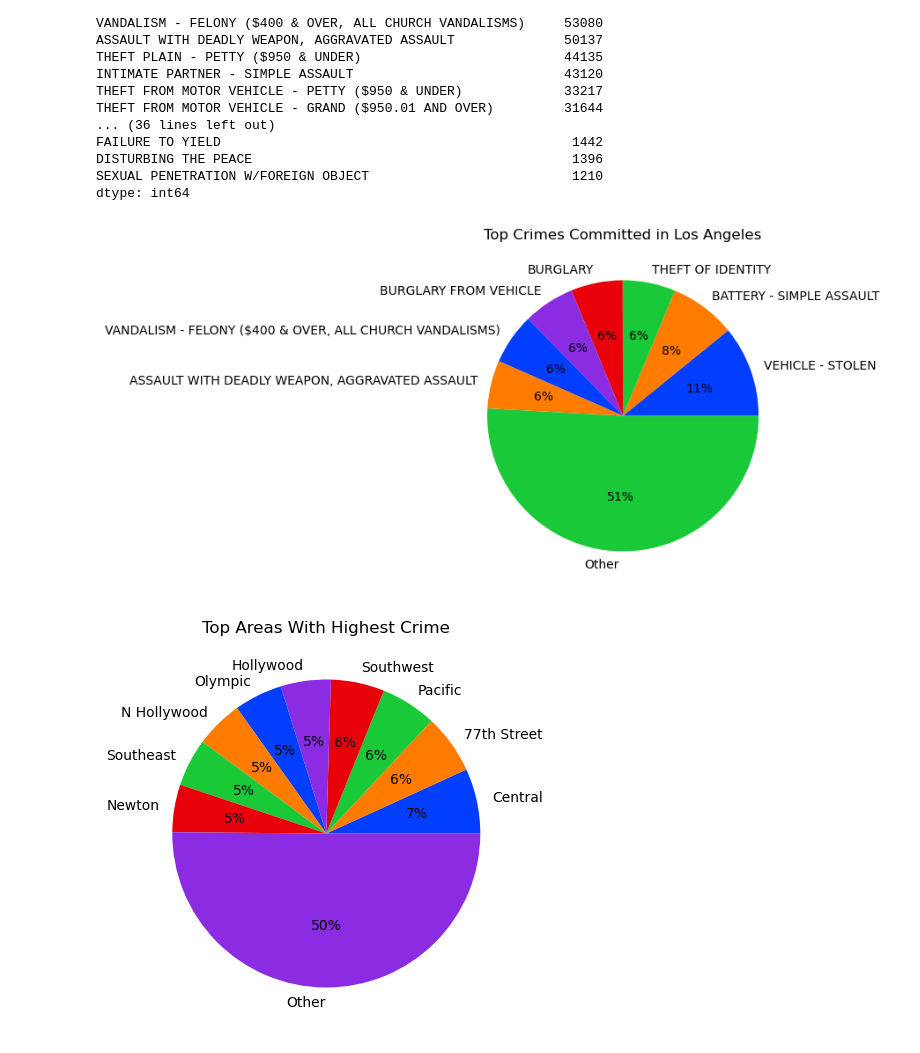
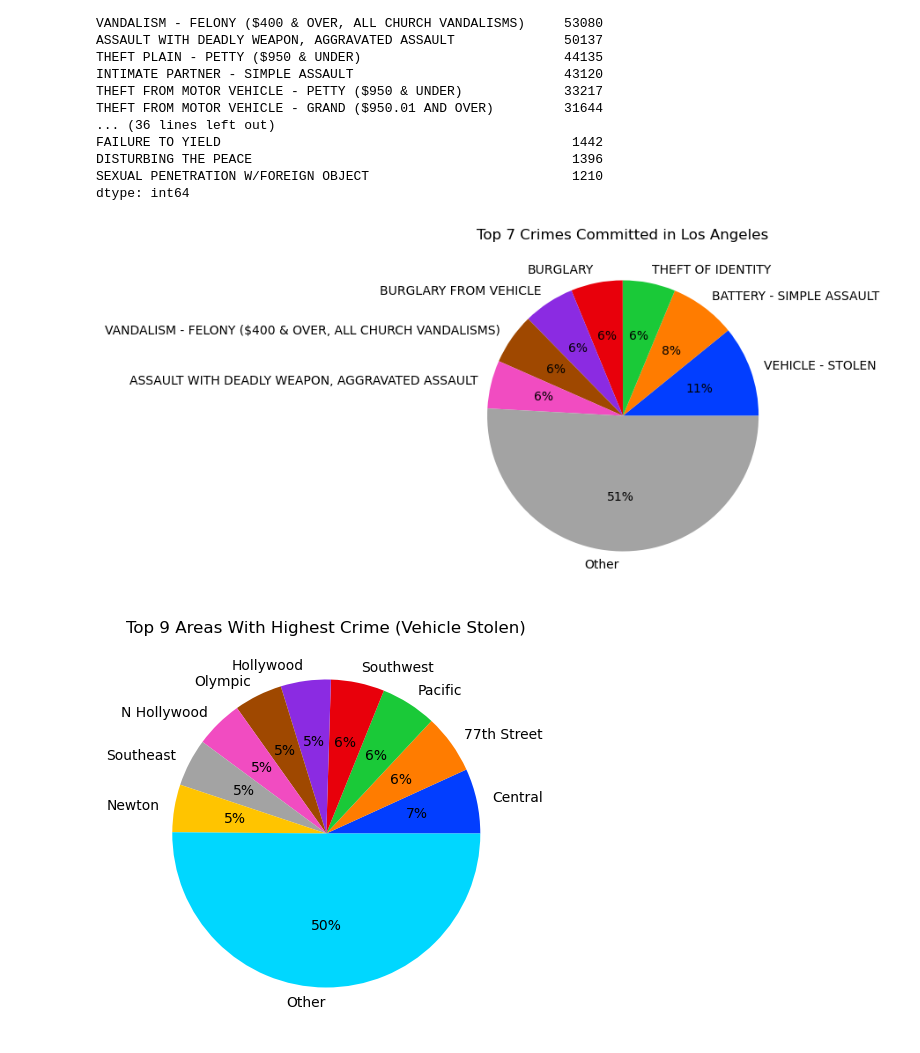
Before and after one commit to wiseorcool/Project-1-Team-4, a Jupyter notebook: April 10th Initial Graphs/json-response.ipynb, the cells around one changed output. Saved outputs shown, nothing was run; the diff lists cells and outputs as text; code cells hidden in the pictures.

```diff
--- a/April 10th Initial Graphs/json-response.ipynb
+++ b/April 10th Initial Graphs/json-response.ipynb
@@ -516,48 +516,48 @@ labels=Top_Crimes_LosAngeles_other_Category.index
 
 
 #define Seaborn color palette to use
-colors = sns.color_palette('bright')[0:5]
+colors = sns.color_palette('bright')
 
 
 # plt.pie(x=Top_Crimes_LosAngeles.values,labels=Top_Crimes_LosAngeles.index,autopct='%.0f%%')
 plt.pie(x=data,labels=labels,colors=colors,autopct='%.0f%%')
-plt.title("Top Crimes Committed in Los Angeles")
+plt.title("Top 7 Crimes Committed in Los Angeles")
 # plt.show()
 plt.savefig('Top Crimes Committed in Los Angeles.png')
 # %% [output]
-[figure, old version]
+[figure, new version]
 # %%
 Top_Area_LosAngeles=response_df_formatted["area_name"].value_counts().sort_values(ascending=False)
 # Top 9 cities represnet almost 50% of all the total crimes committed in LosAngeles
 
 # Threshold for identifying crimes with less than 4.95% of total crimes
 threshold = Top_Area_LosAngeles.values.sum() * 0.0495
 
 # Create new data and add only crimes which are greater than the threshold of 6%
 Top_Area_LosAngeles_large_Category = Top_Area_LosAngeles[Top_Area_LosAngeles >= threshold]
 Top_Area_LosAngeles_small_Category = Top_Area_LosAngeles[Top_Area_LosAngeles < threshold]
 other_value_sum = Top_Area_LosAngeles_small_Category.sum()
 Top_Area_LosAngeles_other_Category = pd.concat([Top_Area_LosAngeles_large_Category, pd.Series({'Other': other_value_sum})])
 
 
 
 #define data
 plt.figure(figsize=(10,5))
 data=Top_Area_LosAngeles_other_Category.values
 labels=Top_Area_LosAngeles_other_Category.index
 
 
 #define Seaborn color palette to use
-colors = sns.color_palette('bright')[0:5]
+colors = sns.color_palette('bright')
 
 
 # plt.pie(x=Top_Crimes_LosAngeles.values,labels=Top_Crimes_LosAngeles.index,autopct='%.0f%%')
 plt.pie(x=data,labels=labels,colors=colors,autopct='%.0f%%')
-plt.title("Top Areas With Highest Crime")
+plt.title("Top 9 Areas With Highest Crime (Vehicle Stolen)")
 # plt.show()
 plt.savefig('Top Areas With Highest Crime.png')
 # %% [output]
-[figure, old version]
+[figure, new version]
 # %%
 All_Crimes_Comitted_in_Central=response_df_formatted[response_df_formatted["area_name"]=="Central"]["crm_cd_desc"].value_counts().sort_values(ascending=False)
 # Count is 62658
```
Also changed, not shown: parts of 4 cells of this notebook, 6 other files.
